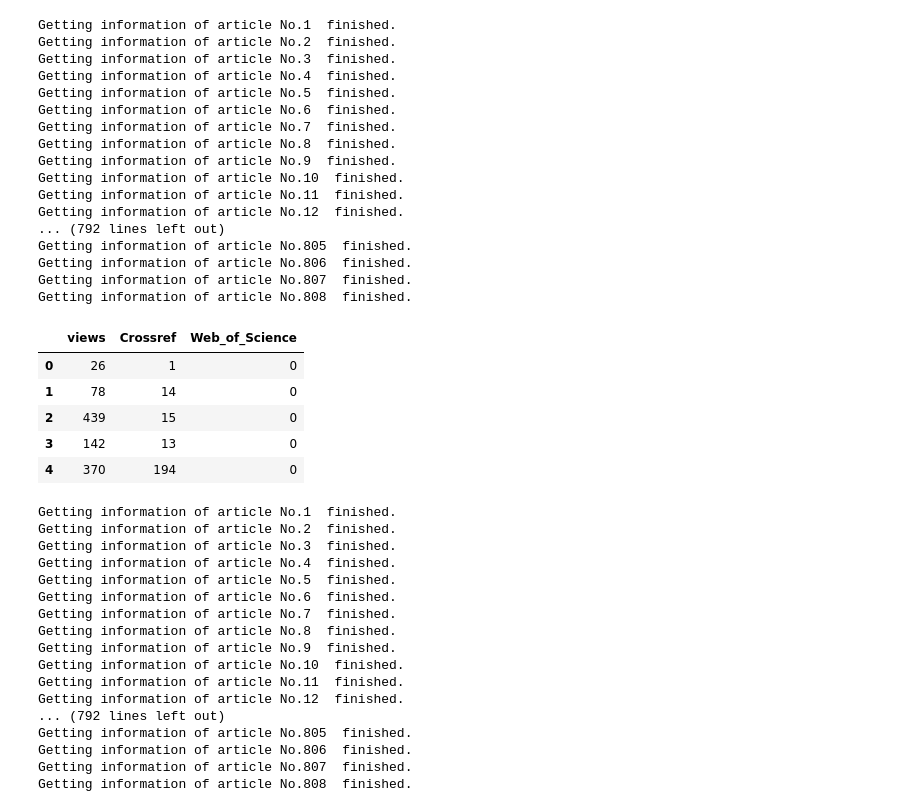
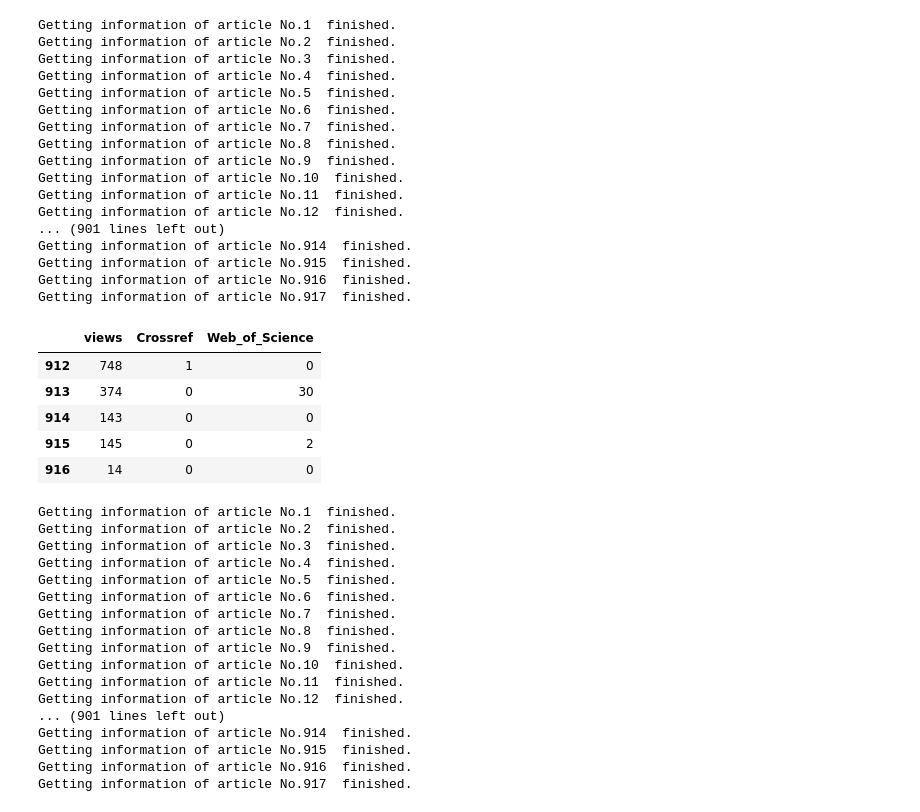
Before and after one commit to savourdxl/PopStudies_Review, a Jupyter notebook: code/step1_crawling data_information.ipynb, the cells around one changed output. Cells and saved outputs as stored; diff of their text form; code cells hidden in the pictures.

```diff
--- a/code/step1_crawling data_information.ipynb
+++ b/code/step1_crawling data_information.ipynb
@@ -37,19 +37,22 @@ def get_info(i):
     web_content = response.content
     bs_obj=BeautifulSoup(web_content,'lxml').body
 
-    info_1 = pd.DataFrame(columns=["page_start","page_end","date_receive",
+    info_1 = pd.DataFrame(columns=["type_2", "page_start","page_end","date_receive",
                                    "date_accept","date_online","keyword"])
+
+    # type_2
+    type_2 = bs_obj.find_all(name='div', attrs={"class":"toc-heading"})[0].h3.string.strip('\n')
 
     # page
     try:
         page_str = bs_obj.find_all(name='span', attrs={"class":"contentItemPageRange"})[0].string
 
-        page_start = re.findall(r"Pages ([A-Za-z]?[0-9]+)-", page_str)[0]
-        page_end = re.findall(r"-([A-Za-z]?[0-9]+)\n", page_str)[0]
+        page_start = re.findall(r"Pages ([A-Za-z0-9]*)-", page_str)[0]
+        page_end = re.findall(r"-([A-Za-z0-9]*)\n", page_str)[0]
 
     except:
         try:
-            page_start = re.findall(r"Page ([A-Za-z]?[0-9]+)\n", page_str)[0]
+            page_start = re.findall(r"Page ([A-Za-z0-9]*)\n", page_str)[0]
             page_end = page_start
         except:
             page_start = np.nan
@@ -86,7 +89,7 @@ def get_info(i):
         keyword = []
 
     # add information
-    info_1.loc[i] = [page_start, page_end, date_receive, date_accept, date_online, keyword]
+    info_1.loc[i] = [type_2, page_start, page_end, date_receive, date_accept, date_online, keyword]
 
     return info_1
 # %%
@@ -243,7 +247,7 @@ def get_info_3(i):
     driver.get(url_metrics)
     #driver.find_elements_by_link_text('Metrics')[0].click()
     web_content = driver.page_source
-    time.sleep(1)
+    time.sleep(0.5)
     driver.quit()
 
     bs_obj=BeautifulSoup(web_content,'lxml').body
@@ -284,21 +288,21 @@ Getting information of article No.9  finished.
 Getting information of article No.10  finished.
 Getting information of article No.11  finished.
 Getting information of article No.12  finished.
-... (792 lines left out)
-Getting information of article No.805  finished.
-Getting information of article No.806  finished.
-Getting information of article No.807  finished.
-Getting information of article No.808  finished.
+... (901 lines left out)
+Getting information of article No.914  finished.
+Getting information of article No.915  finished.
+Getting information of article No.916  finished.
+Getting information of article No.917  finished.
 # %%
 info_3_all.to_csv(path+'\\info\\info_3.csv',index=False,sep=',', encoding='utf_8_sig')
-info_3_all.head()
+info_3_all.tail()
 # %% [output]
 |  | views | Crossref | Web_of_Science |
-| 0 | 26 | 1 | 0 |
-| 1 | 78 | 14 | 0 |
-| 2 | 439 | 15 | 0 |
-| 3 | 142 | 13 | 0 |
-| 4 | 370 | 194 | 0 |
+| 912 | 748 | 1 | 0 |
+| 913 | 374 | 0 | 30 |
+| 914 | 143 | 0 | 0 |
+| 915 | 145 | 0 | 2 |
+| 916 | 14 | 0 | 0 |
 # %%
 # part 4 : information 4
 
@@ -340,10 +344,10 @@ Getting information of article No.9  finished.
 Getting information of article No.10  finished.
 Getting information of article No.11  finished.
 Getting information of article No.12  finished.
-... (792 lines left out)
-Getting information of article No.805  finished.
-Getting information of article No.806  finished.
-Getting information of article No.807  finished.
-Getting information of article No.808  finished.
+... (901 lines left out)
+Getting information of article No.914  finished.
+Getting information of article No.915  finished.
+Getting information of article No.916  finished.
+Getting information of article No.917  finished.
 # %%
 info_4_all.to_csv(path+'\\info\\info_4.csv',index=False,sep=',', encoding='utf_8_sig')
```
Also changed, not shown: parts of 10 cells of this notebook, 40 other files.
